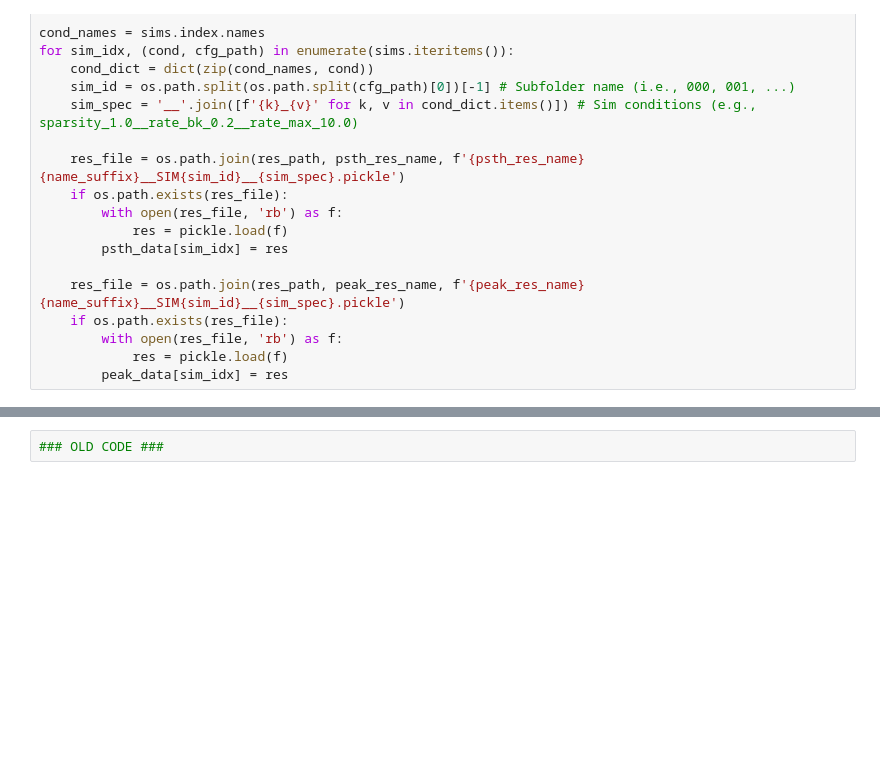
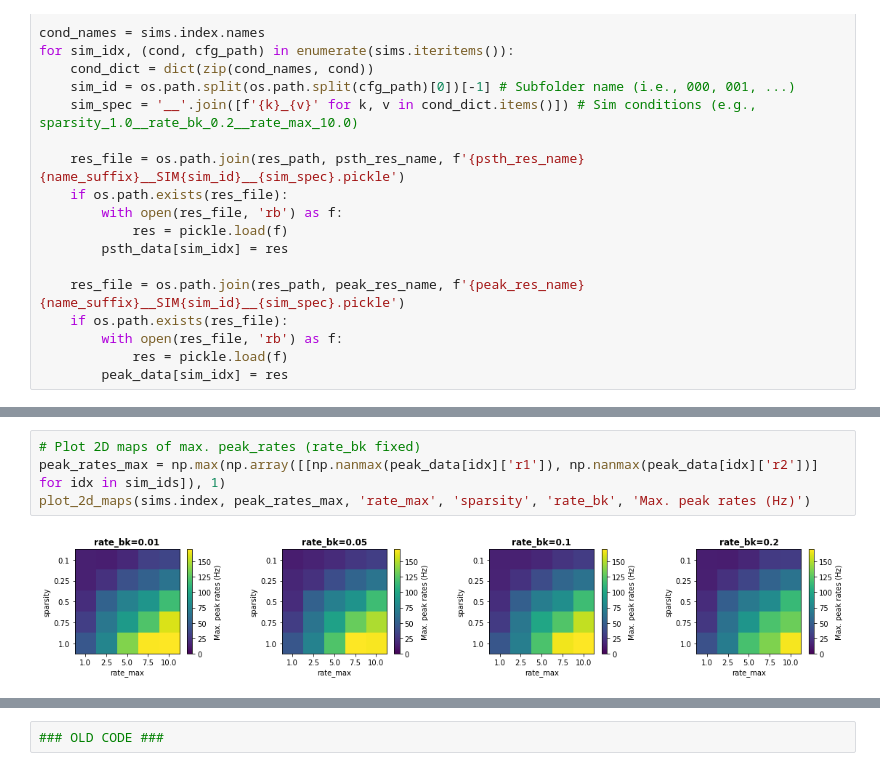
Before and after one commit to BlueBrain/sscx-analysis, a Jupyter notebook: visual_contrast/notebooks/GratingStim_Calibration_Analysis.ipynb, the cells around one changed output, grey strips where cells are left out. Drawn from its saved outputs; the diff is of its cells as text; blank space fills up the shorter version.

```diff
--- a/visual_contrast/notebooks/GratingStim_Calibration_Analysis.ipynb
+++ b/visual_contrast/notebooks/GratingStim_Calibration_Analysis.ipynb
@@ -114,0 +160,6 @@ plt.show()
+# %%
+# Plot 2D maps of max. peak_rates (rate_bk fixed)
+peak_rates_max = np.max(np.array([[np.nanmax(peak_data[idx]['r1']), np.nanmax(peak_data[idx]['r2'])] for idx in sim_ids]), 1)
+plot_2d_maps(sims.index, peak_rates_max, 'rate_max', 'sparsity', 'rate_bk', 'Max. peak rates (Hz)')
+# %% [output]
+[figure, added]
```
Also changed, not shown: parts of 17 cells of this notebook.
